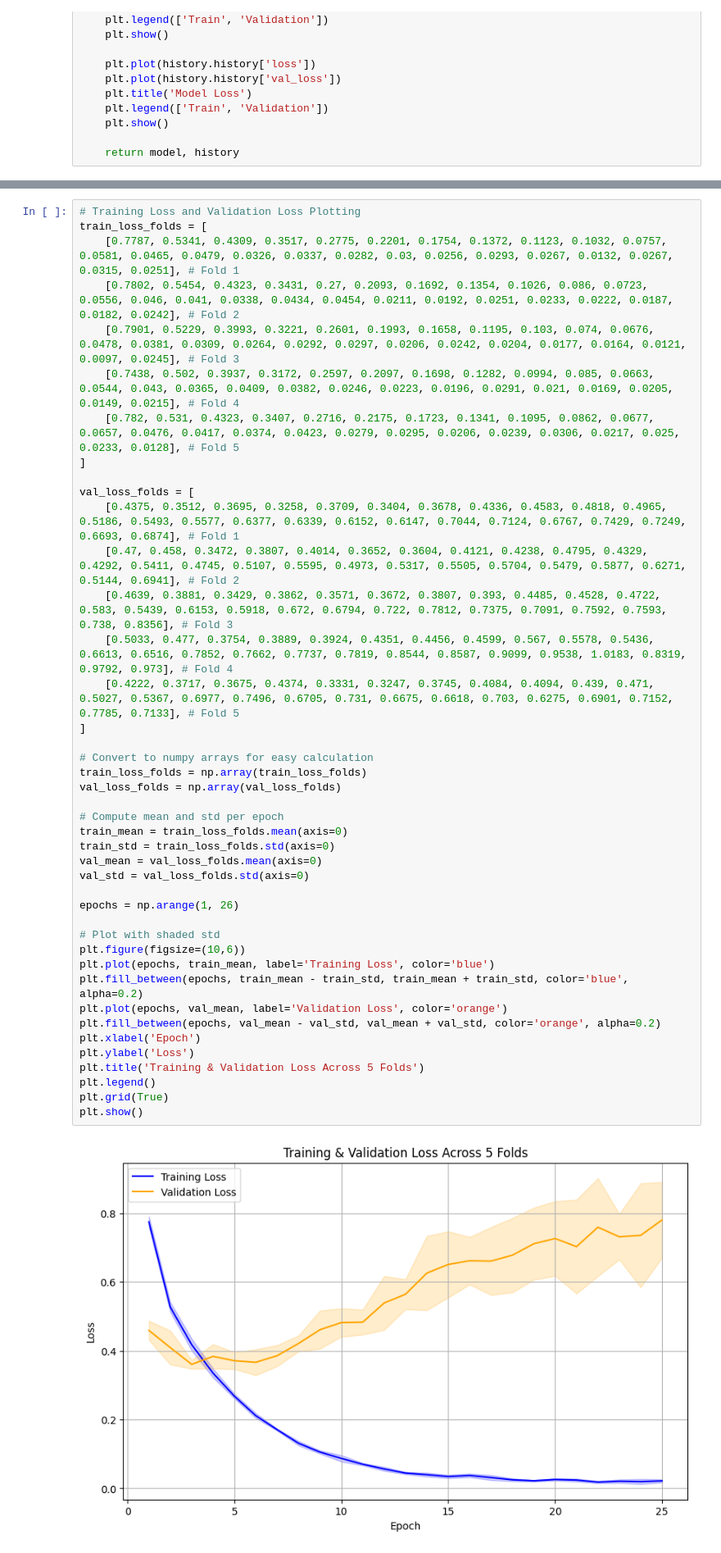
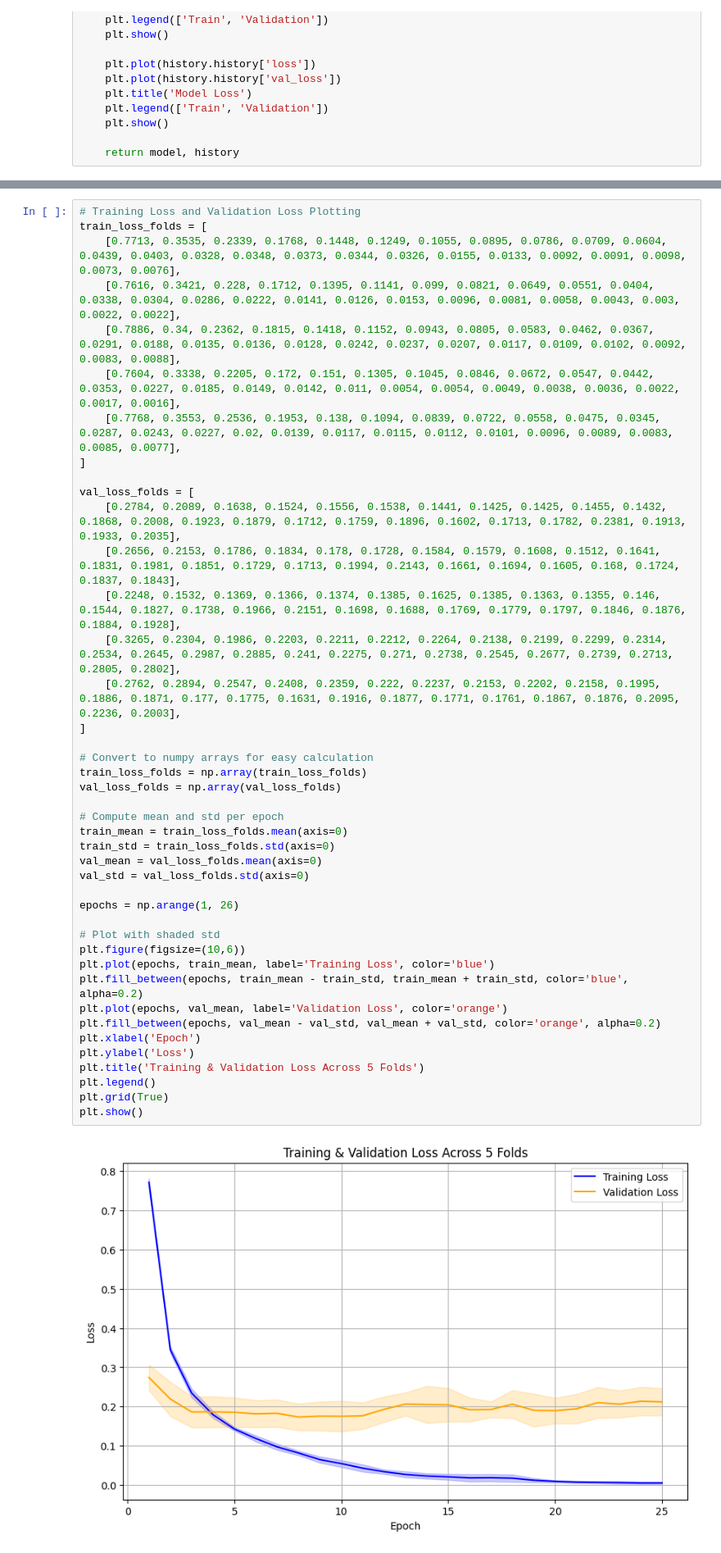
Before and after one commit to AweleChizim/aocdml, a Jupyter notebook: ocdml.ipynb, the cells around one changed output, grey strips where cells are left out. Shown at 82% size. Drawn from its saved outputs; the diff is of its cells as text.

```diff
--- a/ocdml.ipynb
+++ b/ocdml.ipynb
@@ -405,47 +409,47 @@ plt.show()
 # %%
 # Training Loss and Validation Loss Plotting
 train_loss_folds = [
-    [0.7787, 0.5341, 0.4309, 0.3517, 0.2775, 0.2201, 0.1754, 0.1372, 0.1123, 0.1032, 0.0757, 0.0581, 0.0465, 0.0479, 0.0326, 0.0337, 0.0282, 0.03, 0.0256, 0.0293, 0.0267, 0.0132, 0.0267, 0.0315, 0.0251], # Fold 1
-    [0.7802, 0.5454, 0.4323, 0.3431, 0.27, 0.2093, 0.1692, 0.1354, 0.1026, 0.086, 0.0723, 0.0556, 0.046, 0.041, 0.0338, 0.0434, 0.0454, 0.0211, 0.0192, 0.0251, 0.0233, 0.0222, 0.0187, 0.0182, 0.0242], # Fold 2
-    [0.7901, 0.5229, 0.3993, 0.3221, 0.2601, 0.1993, 0.1658, 0.1195, 0.103, 0.074, 0.0676, 0.0478, 0.0381, 0.0309, 0.0264, 0.0292, 0.0297, 0.0206, 0.0242, 0.0204, 0.0177, 0.0164, 0.0121, 0.0097, 0.0245], # Fold 3
-    [0.7438, 0.502, 0.3937, 0.3172, 0.2597, 0.2097, 0.1698, 0.1282, 0.0994, 0.085, 0.0663, 0.0544, 0.043, 0.0365, 0.0409, 0.0382, 0.0246, 0.0223, 0.0196, 0.0291, 0.021, 0.0169, 0.0205, 0.0149, 0.0215], # Fold 4
-    [0.782, 0.531, 0.4323, 0.3407, 0.2716, 0.2175, 0.1723, 0.1341, 0.1095, 0.0862, 0.0677, 0.0657, 0.0476, 0.0417, 0.0374, 0.0423, 0.0279, 0.0295, 0.0206, 0.0239, 0.0306, 0.0217, 0.025, 0.0233, 0.0128], # Fold 5
+    [0.7713, 0.3535, 0.2339, 0.1768, 0.1448, 0.1249, 0.1055, 0.0895, 0.0786, 0.0709, 0.0604, 0.0439, 0.0403, 0.0328, 0.0348, 0.0373, 0.0344, 0.0326, 0.0155, 0.0133, 0.0092, 0.0091, 0.0098, 0.0073, 0.0076],
+    [0.7616, 0.3421, 0.228, 0.1712, 0.1395, 0.1141, 0.099, 0.0821, 0.0649, 0.0551, 0.0404, 0.0338, 0.0304, 0.0286, 0.0222, 0.0141, 0.0126, 0.0153, 0.0096, 0.0081, 0.0058, 0.0043, 0.003, 0.0022, 0.0022],
+    [0.7886, 0.34, 0.2362, 0.1815, 0.1418, 0.1152, 0.0943, 0.0805, 0.0583, 0.0462, 0.0367, 0.0291, 0.0188, 0.0135, 0.0136, 0.0128, 0.0242, 0.0237, 0.0207, 0.0117, 0.0109, 0.0102, 0.0092, 0.0083, 0.0088],
+    [0.7604, 0.3338, 0.2205, 0.172, 0.151, 0.1305, 0.1045, 0.0846, 0.0672, 0.0547, 0.0442, 0.0353, 0.0227, 0.0185, 0.0149, 0.0142, 0.011, 0.0054, 0.0054, 0.0049, 0.0038, 0.0036, 0.0022, 0.0017, 0.0016],
+    [0.7768, 0.3553, 0.2536, 0.1953, 0.138, 0.1094, 0.0839, 0.0722, 0.0558, 0.0475, 0.0345, 0.0287, 0.0243, 0.0227, 0.02, 0.0139, 0.0117, 0.0115, 0.0112, 0.0101, 0.0096, 0.0089, 0.0083, 0.0085, 0.0077],
 ]
 
 val_loss_folds = [
-    [0.4375, 0.3512, 0.3695, 0.3258, 0.3709, 0.3404, 0.3678, 0.4336, 0.4583, 0.4818, 0.4965, 0.5186, 0.5493, 0.5577, 0.6377, 0.6339, 0.6152, 0.6147, 0.7044, 0.7124, 0.6767, 0.7429, 0.7249, 0.6693, 0.6874], # Fold 1
-    [0.47, 0.458, 0.3472, 0.3807, 0.4014, 0.3652, 0.3604, 0.4121, 0.4238, 0.4795, 0.4329, 0.4292, 0.5411, 0.4745, 0.5107, 0.5595, 0.4973, 0.5317, 0.5505, 0.5704, 0.5479, 0.5877, 0.6271, 0.5144, 0.6941], # Fold 2
-    [0.4639, 0.3881, 0.3429, 0.3862, 0.3571, 0.3672, 0.3807, 0.393, 0.4485, 0.4528, 0.4722, 0.583, 0.5439, 0.6153, 0.5918, 0.672, 0.6794, 0.722, 0.7812, 0.7375, 0.7091, 0.7592, 0.7593, 0.738, 0.8356], # Fold 3
-    [0.5033, 0.477, 0.3754, 0.3889, 0.3924, 0.4351, 0.4456, 0.4599, 0.567, 0.5578, 0.5436, 0.6613, 0.6516, 0.7852, 0.7662, 0.7737, 0.7819, 0.8544, 0.8587, 0.9099, 0.9538, 1.0183, 0.8319, 0.9792, 0.973], # Fold 4
-    [0.4222, 0.3717, 0.3675, 0.4374, 0.3331, 0.3247, 0.3745, 0.4084, 0.4094, 0.439, 0.471, 0.5027, 0.5367, 0.6977, 0.7496, 0.6705, 0.731, 0.6675, 0.6618, 0.703, 0.6275, 0.6901, 0.7152, 0.7785, 0.7133], # Fold 5
+    [0.2784, 0.2089, 0.1638, 0.1524, 0.1556, 0.1538, 0.1441, 0.1425, 0.1425, 0.1455, 0.1432, 0.1868, 0.2008, 0.1923, 0.1879, 0.1712, 0.1759, 0.1896, 0.1602, 0.1713, 0.1782, 0.2381, 0.1913, 0.1933, 0.2035],
+    [0.2656, 0.2153, 0.1786, 0.1834, 0.178, 0.1728, 0.1584, 0.1579, 0.1608, 0.1512, 0.1641, 0.1831, 0.1981, 0.1851, 0.1729, 0.1713, 0.1994, 0.2143, 0.1661, 0.1694, 0.1605, 0.168, 0.1724, 0.1837, 0.1843],
+    [0.2248, 0.1532, 0.1369, 0.1366, 0.1374, 0.1385, 0.1625, 0.1385, 0.1363, 0.1355, 0.146, 0.1544, 0.1827, 0.1738, 0.1966, 0.2151, 0.1698, 0.1688, 0.1769, 0.1779, 0.1797, 0.1846, 0.1876, 0.1884, 0.1928],
+    [0.3265, 0.2304, 0.1986, 0.2203, 0.2211, 0.2212, 0.2264, 0.2138, 0.2199, 0.2299, 0.2314, 0.2534, 0.2645, 0.2987, 0.2885, 0.241, 0.2275, 0.271, 0.2738, 0.2545, 0.2677, 0.2739, 0.2713, 0.2805, 0.2802],
+    [0.2762, 0.2894, 0.2547, 0.2408, 0.2359, 0.222, 0.2237, 0.2153, 0.2202, 0.2158, 0.1995, 0.1886, 0.1871, 0.177, 0.1775, 0.1631, 0.1916, 0.1877, 0.1771, 0.1761, 0.1867, 0.1876, 0.2095, 0.2236, 0.2003],
 ]
 
 # Convert to numpy arrays for easy calculation
 train_loss_folds = np.array(train_loss_folds)
 val_loss_folds = np.array(val_loss_folds)
 
 # Compute mean and std per epoch
 train_mean = train_loss_folds.mean(axis=0)
 train_std = train_loss_folds.std(axis=0)
 val_mean = val_loss_folds.mean(axis=0)
 val_std = val_loss_folds.std(axis=0)
 
 epochs = np.arange(1, 26)
 
 # Plot with shaded std
 plt.figure(figsize=(10,6))
 plt.plot(epochs, train_mean, label='Training Loss', color='blue')
 plt.fill_between(epochs, train_mean - train_std, train_mean + train_std, color='blue', alpha=0.2)
 plt.plot(epochs, val_mean, label='Validation Loss', color='orange')
 plt.fill_between(epochs, val_mean - val_std, val_mean + val_std, color='orange', alpha=0.2)
 plt.xlabel('Epoch')
 plt.ylabel('Loss')
 plt.title('Training & Validation Loss Across 5 Folds')
 plt.legend()
 plt.grid(True)
 plt.show()
 # %% [output]
-[figure, old version]
+[figure, new version]
 # %%
 # Test Performance Metrics Plotting
 
```
Also changed, not shown: parts of 11 cells of this notebook, 3 other files.
